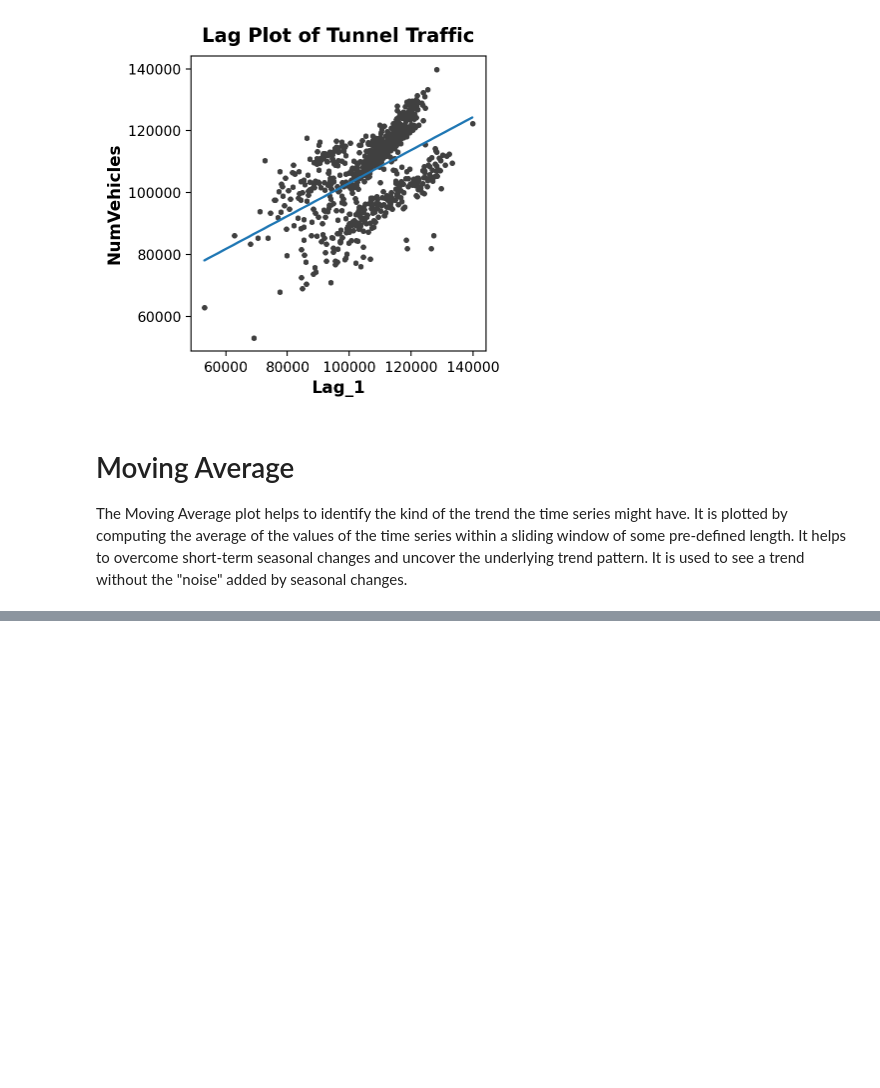
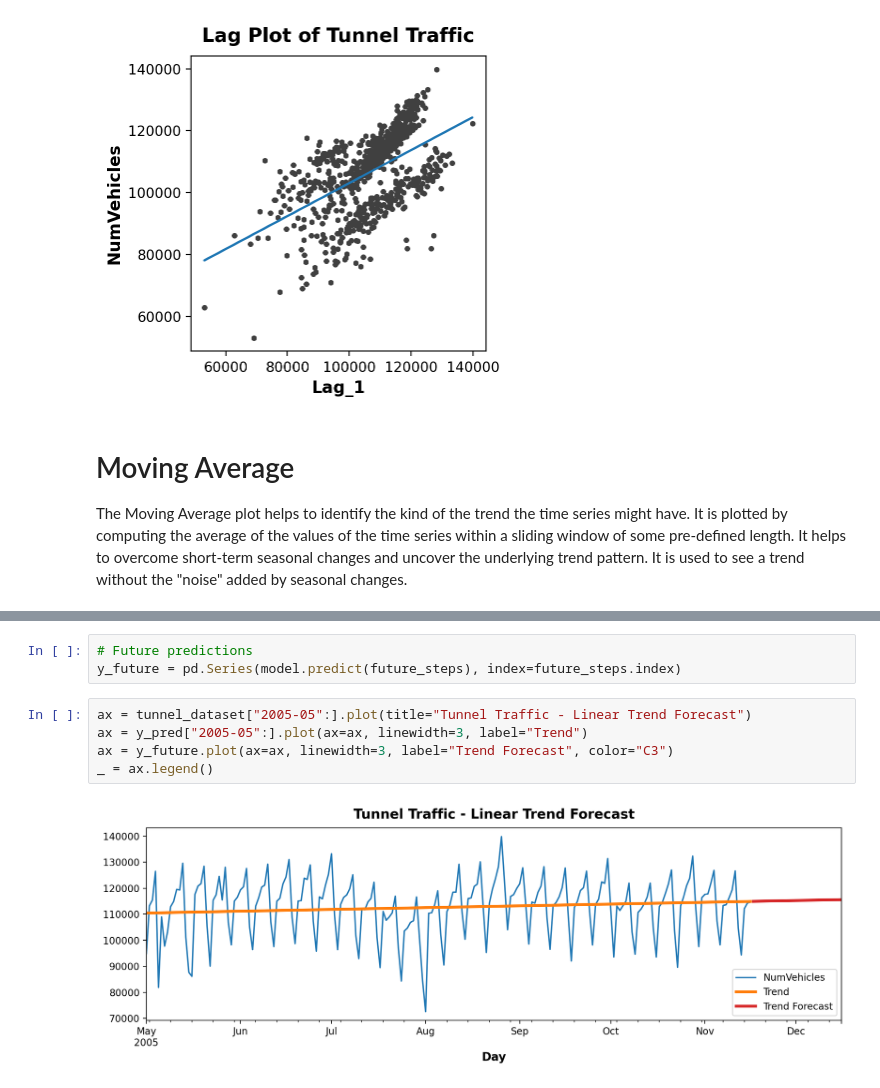
Before and after one commit to Volscente/TimeWarpForecast, a Jupyter notebook: notebooks/linear_regression/kaggle_tunnel_data.ipynb, the cells around one changed output, grey strips where cells are left out. Cells and saved outputs as stored; diff of their text form; blank space fills up the shorter version.

```diff
--- a/notebooks/linear_regression/kaggle_tunnel_data.ipynb
+++ b/notebooks/linear_regression/kaggle_tunnel_data.ipynb
@@ -204,0 +264,10 @@ moving_average.plot(
+# %%
+# Future predictions
+y_future = pd.Series(model.predict(future_steps), index=future_steps.index)
+# %%
+ax = tunnel_dataset["2005-05":].plot(title="Tunnel Traffic - Linear Trend Forecast")
+ax = y_pred["2005-05":].plot(ax=ax, linewidth=3, label="Trend")
+ax = y_future.plot(ax=ax, linewidth=3, label="Trend Forecast", color="C3")
+_ = ax.legend()
+# %% [output]
+[figure, added]
```
Also changed, not shown: parts of 15 cells of this notebook, 2 other files.
